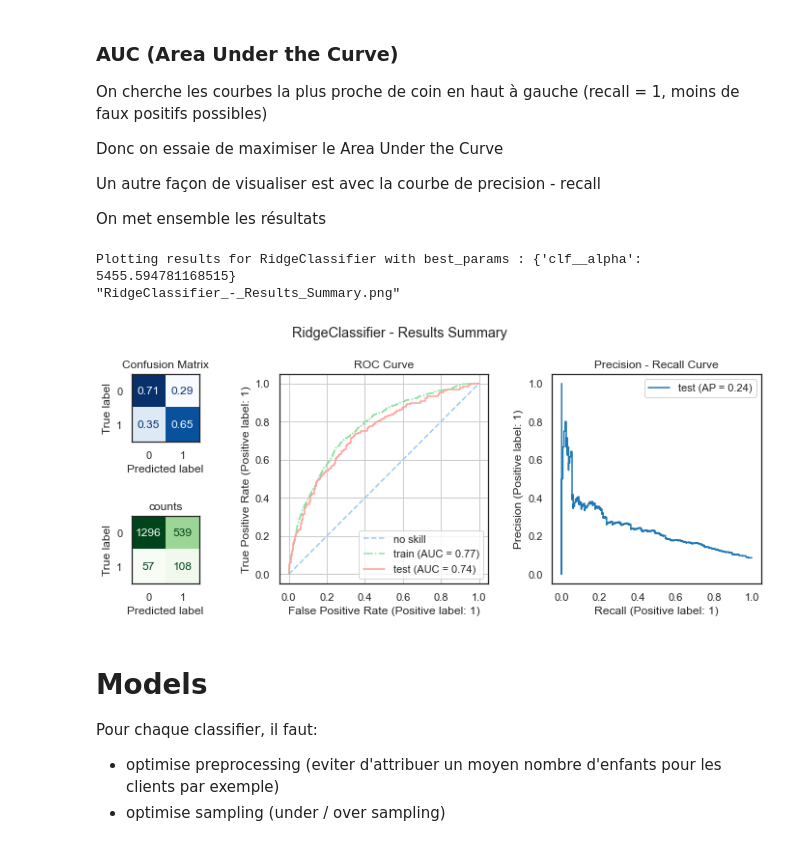
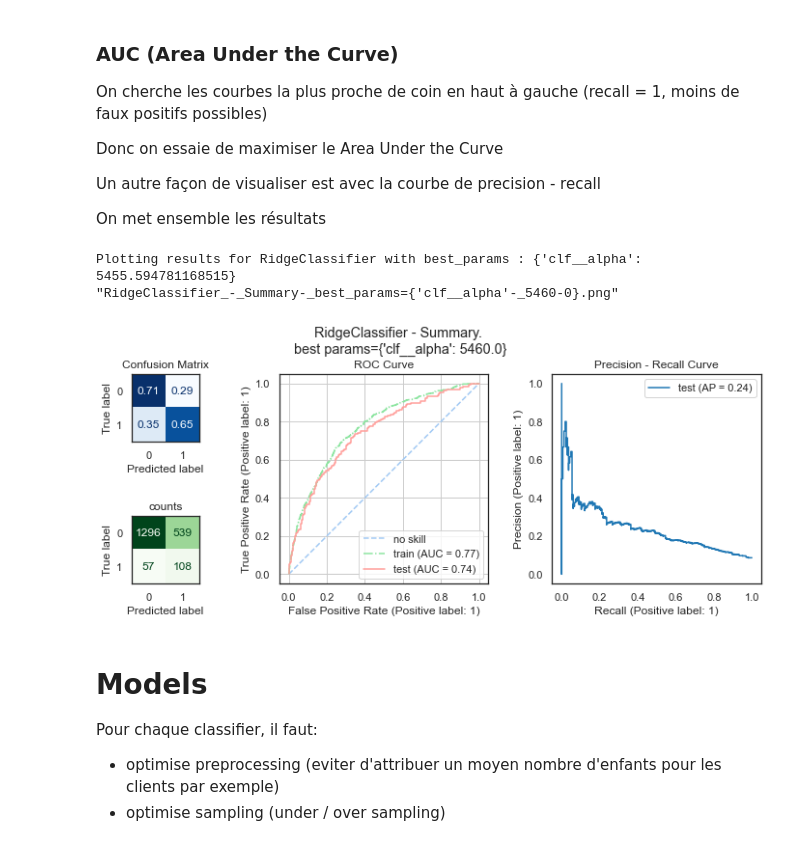
Before and after one commit to mrcreasey/oc-ds-p7-scoring-dashboard, a Jupyter notebook: code/P7_modelisation.ipynb, the cells around one changed output. Cells and saved outputs as stored; diff of their text form; code cells hidden in the pictures.

```diff
--- a/code/P7_modelisation.ipynb
+++ b/code/P7_modelisation.ipynb
@@ -1870,6 +1870,7 @@ def plot_cm_roc(model_pipeline_:BaseEstimator , gs_, x_train_, y_train_, x_test_
     # print(x_train_.shape,y_train_.shape,x_test_.shape, y_test.shape)
     # model can be a classifier or a pipeline with a classifier
     model_name= get_model_classname(model_pipeline_)
+    best_params=gs_.best_params_
     print(f'Plotting results for {model_name} with best_params : {gs_.best_params_}')
     model_pipeline_.set_params(**dict(gs_.best_params_))
     model_pipeline_.fit(x_train_, y_train_)
@@ -1884,36 +1885,38 @@ def plot_cm_roc(model_pipeline_:BaseEstimator , gs_, x_train_, y_train_, x_test_
     # metrics.ConfusionMatrixDisplay.from_estimator(model_pipeline_, x_test_, pd.Series(y_test_),normalize='true',cmap='Blues',ax=ax)
     metrics.ConfusionMatrixDisplay.from_predictions(y_test_,y_pred_,normalize='true',cmap='Blues',ax=ax, colorbar=False)
     plt.title('Confusion Matrix')
 
     ax = plt.subplot(gridspec[8:12, :4])
     # metrics.ConfusionMatrixDisplay.from_estimator(model_pipeline_, x_test_, pd.Series(y_test_),normalize='true',cmap='Blues',ax=ax)
     metrics.ConfusionMatrixDisplay.from_predictions(y_test_,y_pred_,normalize=None,cmap='Greens',ax=ax, colorbar=False)
     plt.title('counts')
 
 
     ax = plt.subplot(gridspec[:, 4:8])
     ax.plot([0, 1], [0, 1], color='b', ls='--', label='no skill')
     metrics.RocCurveDisplay.from_estimator(model_pipeline_, x_train_, y_train_, name='train', c='g', ls='-.', ax=ax)
     metrics.RocCurveDisplay.from_estimator(model_pipeline_, x_test_, y_test_, name='test', c='r', ax=ax)
     ax.grid(True)
     plt.title('ROC Curve')
 
     ax = plt.subplot(gridspec[:, 9:])
     metrics.PrecisionRecallDisplay.from_estimator(model_pipeline_,x_test_,y_test_, name='test', ax=ax)
     ax.legend(loc='best')
     plt.title('Precision - Recall Curve')
 
+    for key in best_params.keys():
+        best_params[key]= round_digits(best_params[key],3)
     if titre is None:
-        titre=f'{model_name} - Results Summary'
+        titre=f'{model_name} - Summary. \nbest params={best_params}'
     plt.suptitle(titre, y=1.05)
 
 plot_cm_roc(model_pipeline,gs,x_train_prep,y_train,x_test_prep,y_test)
 
 to_png()
 # %% [output]
 Plotting results for RidgeClassifier with best_params : {'clf__alpha': 5455.594781168515}
-"RidgeClassifier_-_Results_Summary.png"
+"RidgeClassifier_-_Summary-_best_params={'clf__alpha'-_5460-0}.png"
-[figure, old version]
+[figure, new version]
 # %% [markdown]
 # Models
 
```
Also changed, not shown: parts of 19 cells of this notebook, 1 other file.
